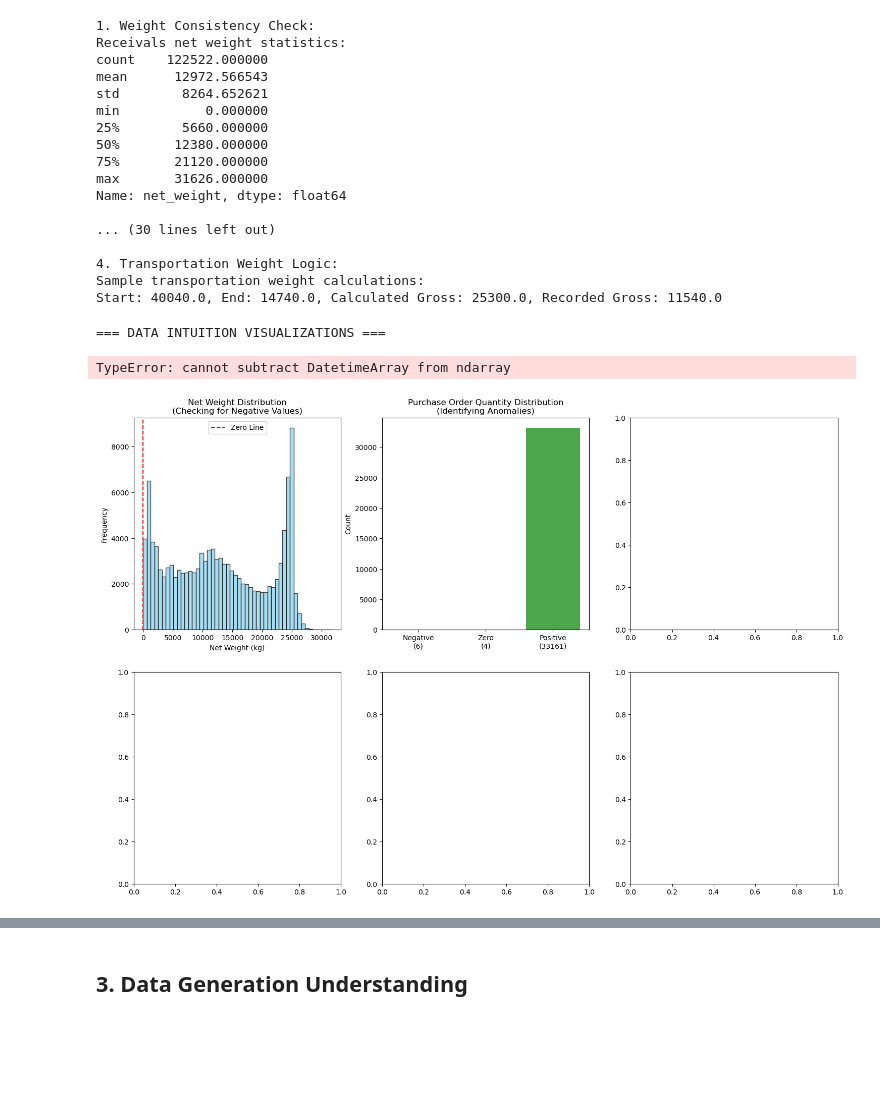
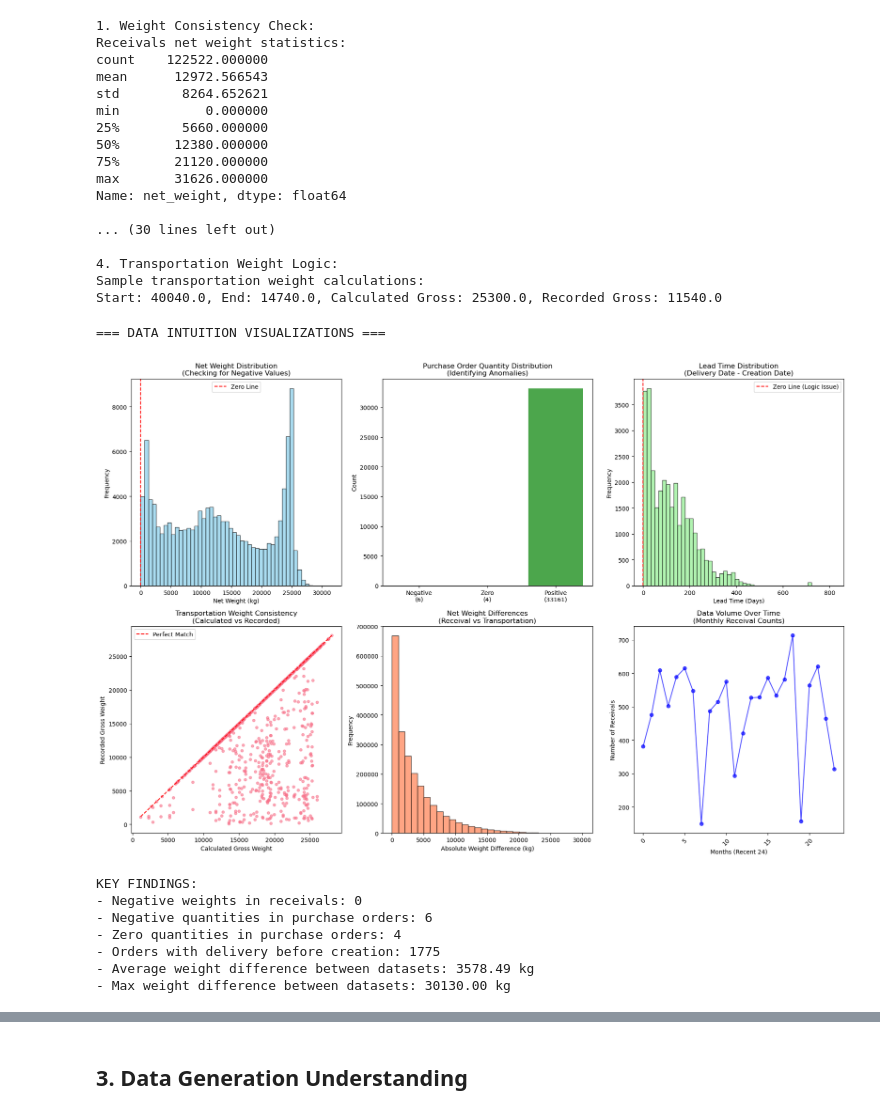
Before and after one commit to KristianLarsen01/MMLIP, a Jupyter notebook: Report.ipynb, the cells around one changed output, grey strips where cells are left out. Saved outputs shown, nothing was run; the diff lists cells and outputs as text; code cells hidden in the pictures; blank space fills up the shorter version.

```diff
--- a/Report.ipynb
+++ b/Report.ipynb
@@ -128,8 +130,6 @@ Start: 40040.0, End: 14740.0, Calculated Gross: 25300.0, Recorded Gross: 11540.0
 # %%
 # Visualize data intuition check findings
 print("=== DATA INTUITION VISUALIZATIONS ===\n")
-
-# Datetime columns are already converted in the first cell
 
 fig, axes = plt.subplots(2, 3, figsize=(18, 12))
 
@@ -146,20 +146,27 @@ po_quantities = purchase_orders['quantity']
 negative_qty = po_quantities[po_quantities < 0]
 zero_qty = po_quantities[po_quantities == 0]
 positive_qty = po_quantities[po_quantities > 0]
-
 qty_data = [len(negative_qty), len(zero_qty), len(positive_qty)]
 qty_labels = [f'Negative\n({len(negative_qty)})', f'Zero\n({len(zero_qty)})', f'Positive\n({len(positive_qty)})']
 colors = ['red', 'orange', 'green']
-
 axes[0,1].bar(qty_labels, qty_data, color=colors, alpha=0.7)
 axes[0,1].set_title('Purchase Order Quantity Distribution\n(Identifying Anomalies)')
 axes[0,1].set_ylabel('Count')
 
-# 3. Date logic check visualization
-purchase_orders['days_lead_time'] = (purchase_orders['delivery_date'] - purchase_orders['created_date_time']).dt.days
-lead_times = purchase_orders['days_lead_time'].dropna()
+# Helper for datetime normalization (force UTC then make naive)
+def _force_utc_naive(series):
+    s = pd.to_datetime(series, errors='coerce')
+    if getattr(s.dt, 'tz', None) is not None:
+        s = s.dt.tz_convert('UTC').dt.tz_localize(None)
+    return s
 
-axes[0,2].hist(lead_times, bins=50, alpha=0.7, edgecolor='black', color='lightgreen')
+# 3. Lead time distribution (robust tz handling)
+deliv = _force_utc_naive(purchase_orders['delivery_date'])
+created = _force_utc_naive(purchase_orders['created_date_time'])
+valid_mask = deliv.notna() & created.notna()
+lead_times_days = (deliv[valid_mask] - created[valid_mask]).dt.days
+lead_times_positive = lead_times_days[lead_times_days >= 0]
+axes[0,2].hist(lead_times_positive, bins=50, alpha=0.7, edgecolor='black', color='lightgreen')
 axes[0,2].set_title('Lead Time Distribution\n(Delivery Date - Creation Date)')
 axes[0,2].set_xlabel('Lead Time (Days)')
 axes[0,2].set_ylabel('Frequency')
@@ -171,57 +178,57 @@ transport_clean = transportation.dropna(subset=['vehicle_start_weight', 'vehicle
 if len(transport_clean) > 0:
     calculated_gross = transport_clean['vehicle_start_weight'] - transport_clean['vehicle_end_weight']
     recorded_gross = transport_clean['gross_weight']
-
     axes[1,0].scatter(calculated_gross, recorded_gross, alpha=0.6, s=20)
-    axes[1,0].plot([calculated_gross.min(), calculated_gross.max()],
-                   [calculated_gross.min(), calculated_gross.max()],
-                   'r--', label='Perfect Match')
+    axes[1,0].plot([calculated_gross.min(), calculated_gross.max()], [calculated_gross.min(), calculated_gross.max()], 'r--', label='Perfect Match')
     axes[1,0].set_title('Transportation Weight Consistency\n(Calculated vs Recorded)')
     axes[1,0].set_xlabel('Calculated Gross Weight')
     axes[1,0].set_ylabel('Recorded Gross Weight')
     axes[1,0].legend()
 
 # 5. Weight consistency across datasets
-common_records = pd.merge(receivals, transportation,
-                         on=['rm_id', 'product_id', 'purchase_order_id', 'purchase_order_item_no', 'receival_item_no'],
-                         how='inner', suffixes=('_receival', '_transport'))
-
+common_records = pd.merge(
+    receivals, transportation,
+    on=['rm_id', 'product_id', 'purchase_order_id', 'purchase_order_item_no', 'receival_item_no'],
+    how='inner', suffixes=('_receival', '_transport')
+)
 if len(common_records) > 0:
-    weight_diff = abs(common_records['net_weight_receival'] - common_records['net_weight_transport'])
+    weight_diff = (common_records['net_weight_receival'] - common_records['net_weight_transport']).abs()
     axes[1,1].hist(weight_diff, bins=30, alpha=0.7, edgecolor='black', color='coral')
     axes[1,1].set_title('Net Weight Differences\n(Receival vs Transportation)')
     axes[1,1].set_xlabel('Absolute Weight Difference (kg)')
     axes[1,1].set_ylabel('Frequency')
 
 # 6. Monthly data quality over time
-receivals['year_month'] = receivals['date_arrival'].dt.to_period('M')
-monthly_stats = receivals.groupby('year_month').agg({
-    'net_weight': ['count', 'mean', 'std']
-}).round(2)
-
+receivals['year_month'] = pd.to_datetime(receivals['date_arrival'], errors='coerce')
+receivals['year_month'] = receivals['year_month'].dt.to_period('M')
+monthly_stats = receivals.groupby('year_month').agg({'net_weight': ['count', 'mean', 'std']}).round(2)
 monthly_stats.columns = ['count', 'mean_weight', 'std_weight']
-monthly_stats = monthly_stats.tail(24)  # Last 24 months
-
+monthly_stats = monthly_stats.tail(24)
 axes[1,2].plot(range(len(monthly_stats)), monthly_stats['count'], marker='o', color='blue', alpha=0.7)
 axes[1,2].set_title('Data Volume Over Time\n(Monthly Receival Counts)')
 axes[1,2].set_xlabel('Months (Recent 24)')
 axes[1,2].set_ylabel('Number of Receivals')
 axes[1,2].tick_params(axis='x', rotation=45)
 
 plt.tight_layout()
 plt.show()
 
-# Summary statistics for key findings
 print("\nKEY FINDINGS:")
 print(f"- Negative weights in receivals: {(receivals['net_weight'] < 0).sum()}")
 print(f"- Negative quantities in purchase orders: {(purchase_orders['quantity'] < 0).sum()}")
 print(f"- Zero quantities in purchase orders: {(purchase_orders['quantity'] == 0).sum()}")
-print(f"- Orders with delivery before creation: {(purchase_orders['delivery_date'] < purchase_orders['created_date_time']).sum()}")
+print(f"- Orders with delivery before creation: {(deliv < created).sum()}")
 if len(common_records) > 0:
     print(f"- Average weight difference between datasets: {weight_diff.mean():.2f} kg")
     print(f"- Max weight difference between datasets: {weight_diff.max():.2f} kg")
 # %% [output]
 === DATA INTUITION VISUALIZATIONS ===
+[figure, new version]
-TypeError: cannot subtract DatetimeArray from ndarray
+KEY FINDINGS:
+- Negative weights in receivals: 0
+- Negative quantities in purchase orders: 6
+- Zero quantities in purchase orders: 4
+- Orders with delivery before creation: 1775
+- Average weight difference between datasets: 3578.49 kg
+- Max weight difference between datasets: 30130.00 kg
-[figure, old version]
 # %% [markdown]
```
Also changed, not shown: parts of 12 cells of this notebook, 1 other file.
